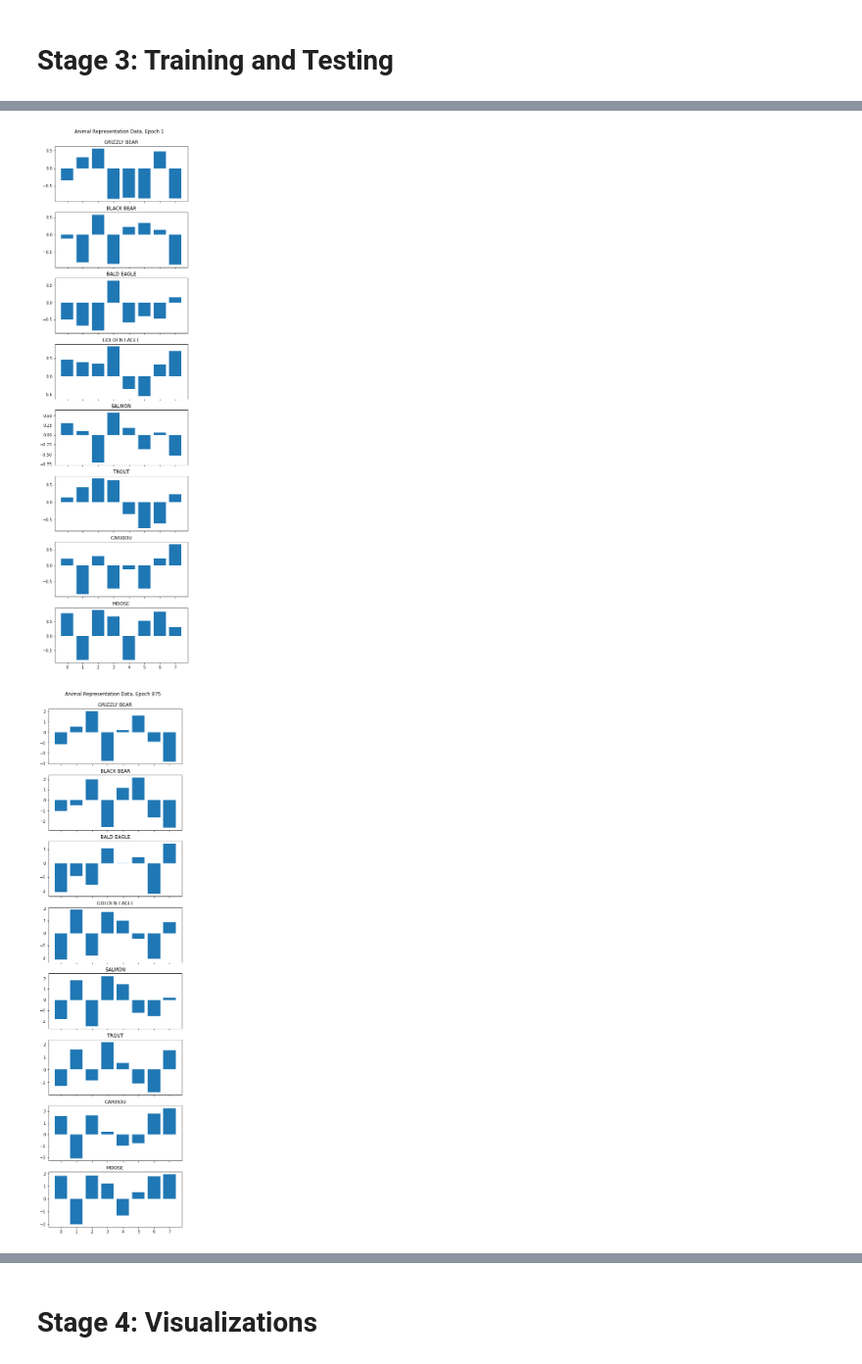
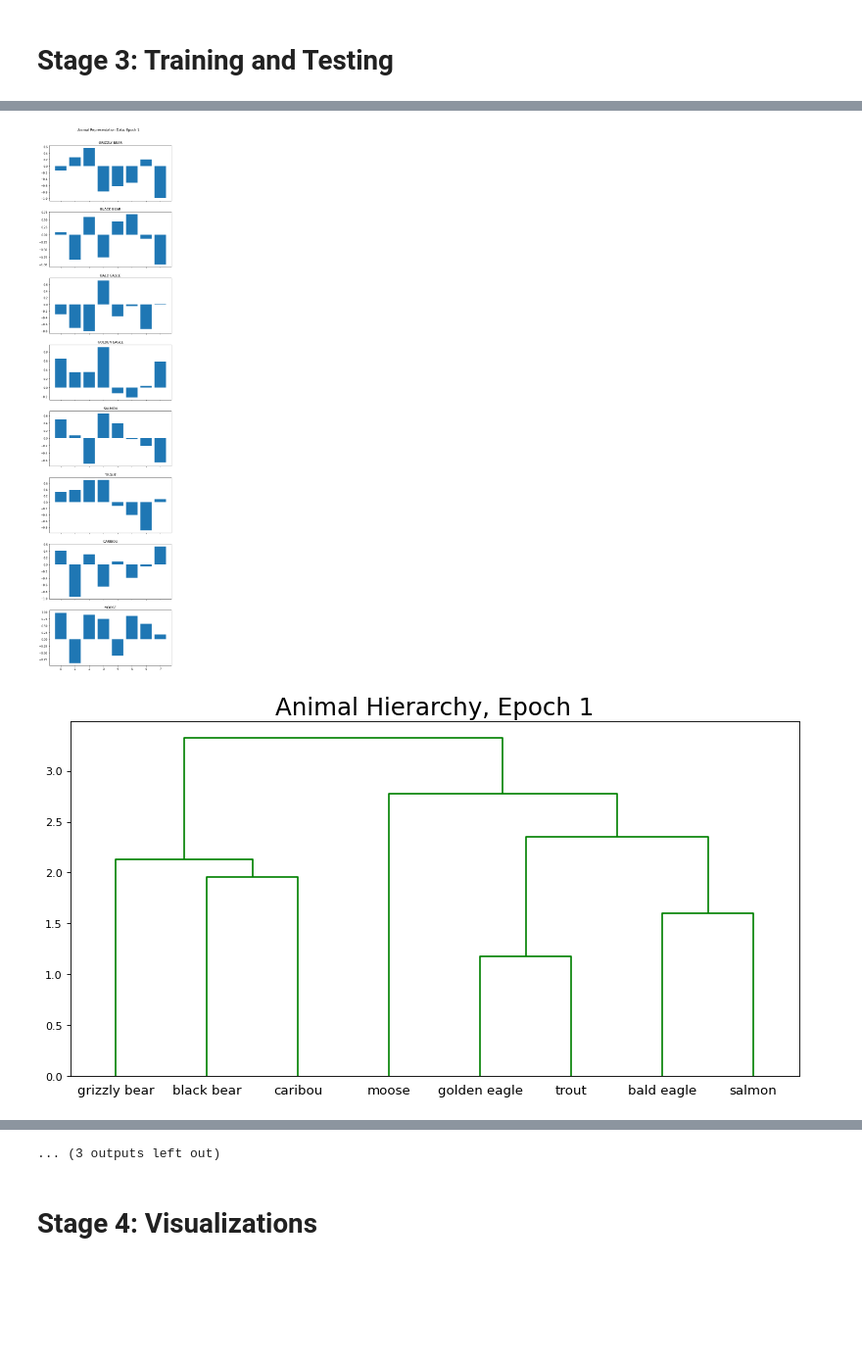
Before and after one commit to bdknguyen/npb-198-final-project, a Jupyter notebook: semantic_rep_network_model.ipynb, the cells around one changed output, grey strips where cells are left out. Shown at 98% size. Saved outputs shown, nothing was run; the diff lists cells and outputs as text; code cells hidden in the pictures; blank space fills up the shorter version.

```diff
--- a/semantic_rep_network_model.ipynb
+++ b/semantic_rep_network_model.ipynb
@@ -125,9 +126,6 @@ class Net(nn.Module):
     torch.nn.init.uniform_(self.fc1.weight, a=-0.9, b=0.9)
     torch.nn.init.uniform_(self.fc2.weight, a=-0.9, b=0.9)
     torch.nn.init.uniform_(self.fc3.weight, a=-0.9, b=0.9)
-    torch.nn.init.zeros_(self.fc1.bias)
-    torch.nn.init.zeros_(self.fc2.bias)
-    torch.nn.init.zeros_(self.fc3.bias)
 
   def forward(self, data):
     # Extract animal/relation inputs from "data" tuple
@@ -217,22 +215,36 @@ def test(epoch):
         print("Test: {}\tAverage loss = {:.6f}".format(relations_list[i],
                                                       test_loss))
 # %%
-# Create list of values for representation data
-rep_values_list = []
-
 # Create bar graphs of animal representation data
 def create_rep_graphs(epoch):
+  # Create list of values for representation data
+  rep_values_list = []
+
   with torch.no_grad():
-    fig, ax = plt.subplots(8, sharex=True, figsize=(6,24))
+    fig, ax = plt.subplots(8, sharex=True, figsize=(8,35))
     fig.suptitle(f"Animal Representation Data, Epoch {epoch}", y=0.905)
     for index, (data, target) in enumerate(relation_DL_order[0]):
       labels = np.arange(8)
       values = get_hidden_features(data, 'fc1')
       values = values.numpy()[0]
-      if epoch == num_epochs:
-        rep_values_list.append(values)
+      rep_values_list.append(values)
       ax[index].bar(labels, values)
       ax[index].set_title(animals_list[index].upper())
+
+  return rep_values_list
+# %%
+# Create dendrograms of representation data at certain epoch
+def create_dendrogram(rep_values_list, epoch):
+  # Create dataframe of representation values
+  rep_values_df = pd.DataFrame(np.array(rep_values_list), index=animals_list)
+
+  # Make the graph
+  plt.figure(figsize=(12, 6), dpi= 80)
+  plt.title(f"Animal Hierarchy, Epoch {epoch}", fontsize=22)
+  dend = shc.dendrogram(shc.linkage(rep_values_df, method='ward'),
+                        labels=animals_list, color_threshold=100)
+  plt.xticks(fontsize=12)
+  plt.show()
 # %%
 # Commence training and testing
 # Also print out representation graphs every 875 epochs
@@ -242,6 +254,6 @@ for epoch in range(1, num_epochs + 1):
   if (epoch == 1) or (epoch % (num_epochs // 20) == 0):
     print("\n")
   if (epoch == 1) or (epoch % (num_epochs // 4) == 0):
-    create_rep_graphs(epoch)
-    print("\n")
+    rep_data_list = create_rep_graphs(epoch)
+    create_dendrogram(rep_data_list, epoch)
 # %% [output]
@@ -265,2 +265,2 @@ Test: HAS       Average loss = 6.789703
-[figure, old version]
+[figure, new version]
-[figure, old version]
+[figure, new version]
@@ -270,3 +324,4 @@ Test: HAS       Average loss = 6.789703
+... (3 outputs left out)
 # %% [markdown]
 # Stage 4: Visualizations
 # %%
```
Also changed, not shown: parts of 5 cells of this notebook.
